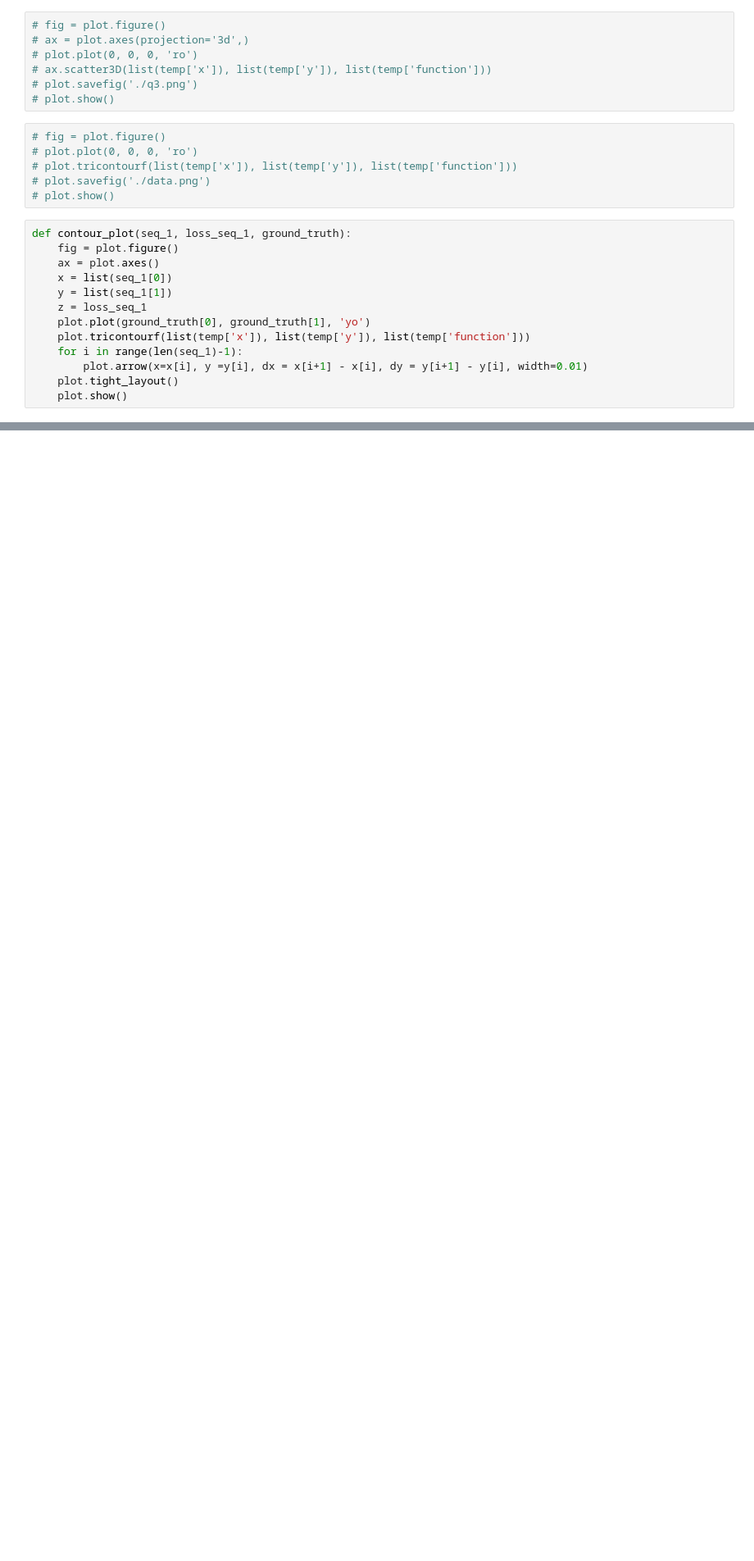
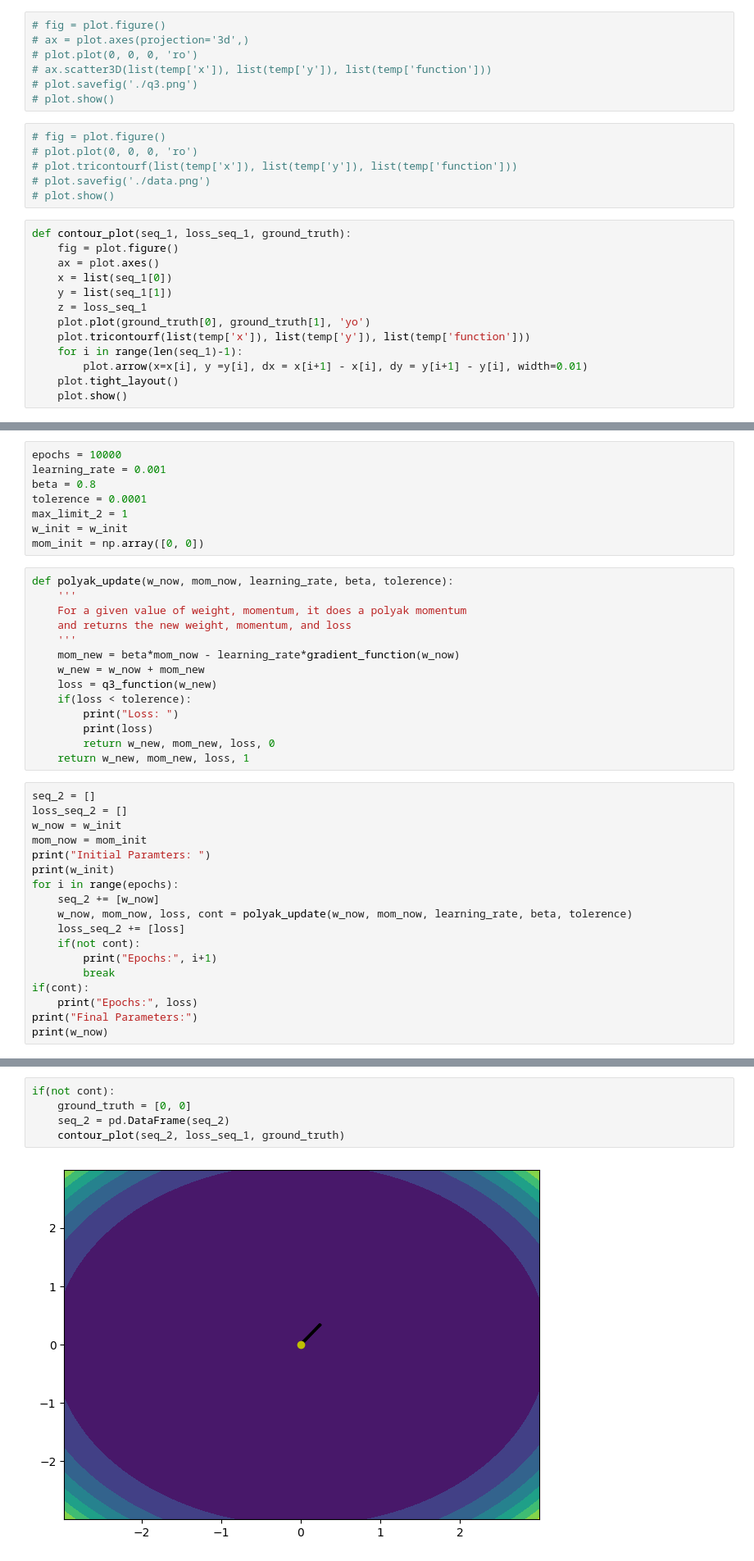
Before and after one commit to siddik11803-IIITH/Deep-Learning-Assignment-1, a Jupyter notebook: Question - 3/main.ipynb, the cells around one changed output, grey strips where cells are left out. Shown at 82% size. Saved outputs shown, nothing was run; the diff lists cells and outputs as text; blank space fills up the shorter version.

```diff
--- a/Question - 3/main.ipynb
+++ b/Question - 3/main.ipynb
@@ -216,0 +183,40 @@ print(gradient_function(parameters=[0.78086881, 0.62469505]))
+# %%
+epochs = 10000
+learning_rate = 0.001
+beta = 0.8
+tolerence = 0.0001
+max_limit_2 = 1
+w_init = w_init
+mom_init = np.array([0, 0])
+# %%
+def polyak_update(w_now, mom_now, learning_rate, beta, tolerence):
+    '''
+    For a given value of weight, momentum, it does a polyak momentum
+    and returns the new weight, momentum, and loss
+    '''
+    mom_new = beta*mom_now - learning_rate*gradient_function(w_now)
+    w_new = w_now + mom_new
+    loss = q3_function(w_new)
+    if(loss < tolerence):
+        print("Loss: ")
+        print(loss)
+        return w_new, mom_new, loss, 0
+    return w_new, mom_new, loss, 1
+# %%
+seq_2 = []
+loss_seq_2 = []
+w_now = w_init
+mom_now = mom_init
+print("Initial Paramters: ")
+print(w_init)
+for i in range(epochs):
+    seq_2 += [w_now]
+    w_now, mom_now, loss, cont = polyak_update(w_now, mom_now, learning_rate, beta, tolerence)
+    loss_seq_2 += [loss]
+    if(not cont):
+        print("Epochs:", i+1)
+        break
+if(cont):
+    print("Epochs:", loss)
+print("Final Parameters:")
+print(w_now)
@@ -216,0 +231,7 @@ print(gradient_function(parameters=[0.78086881, 0.62469505]))
+# %%
+if(not cont):
+    ground_truth = [0, 0]
+    seq_2 = pd.DataFrame(seq_2)
+    contour_plot(seq_2, loss_seq_1, ground_truth)
+# %% [output]
+[figure, added]
```
Also changed, not shown: parts of 20 cells of this notebook, 4 other files.
